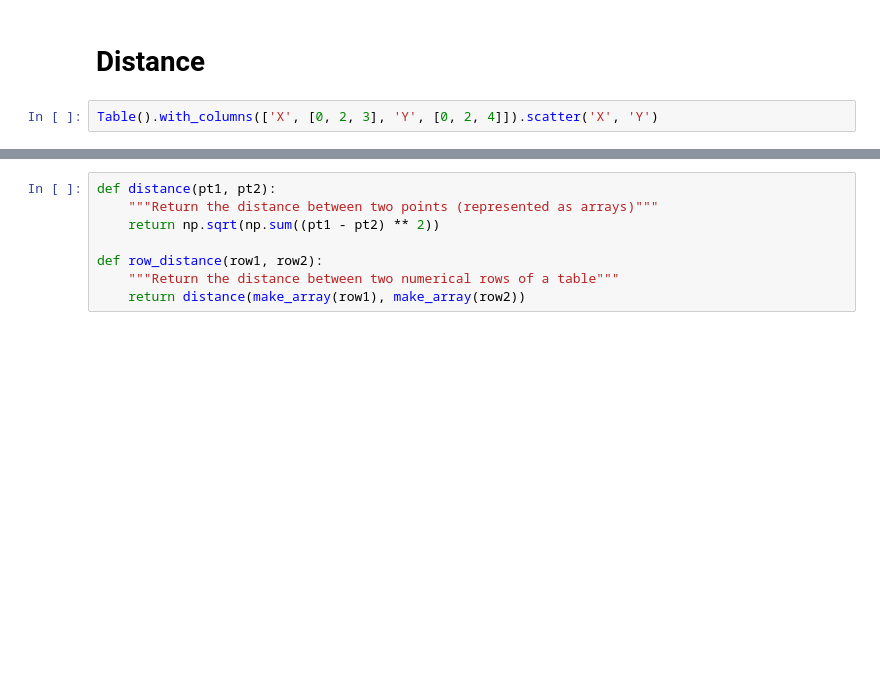
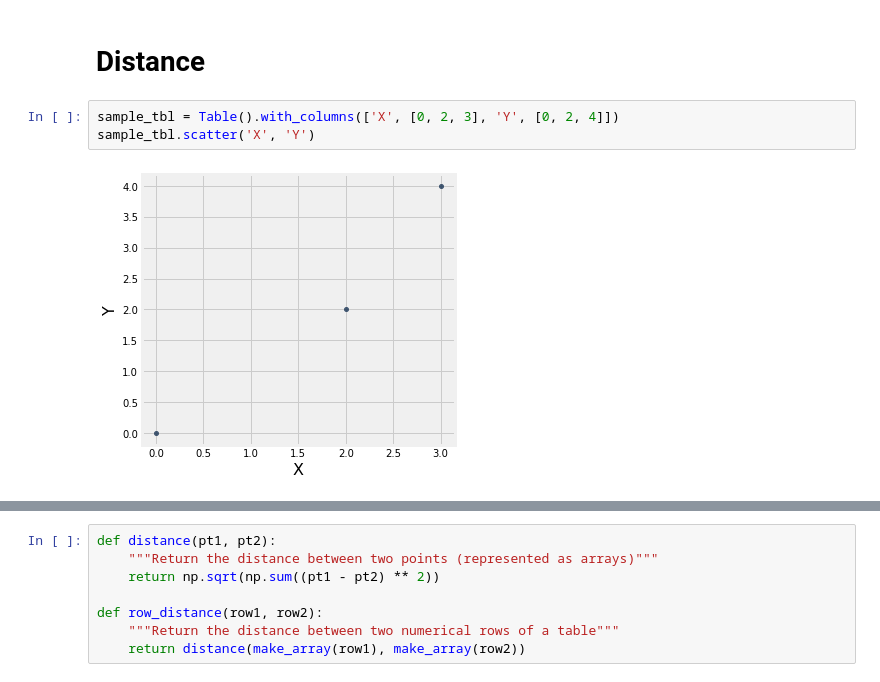
Before and after one commit to BC-COMS-1016/materials-sp22, a Jupyter notebook: demos/Lecture_24_completed.ipynb, the cells around one changed output, grey strips where cells are left out. Drawn from its saved outputs; the diff is of its cells as text; blank space fills up the shorter version.

```diff
--- a/demos/Lecture_24_completed.ipynb
+++ b/demos/Lecture_24_completed.ipynb
@@ -321,4 +327,7 @@ jittered
 # %% [markdown]
 # Distance
 # %%
-Table().with_columns(['X', [0, 2, 3], 'Y', [0, 2, 4]]).scatter('X', 'Y')
+sample_tbl = Table().with_columns(['X', [0, 2, 3], 'Y', [0, 2, 4]])
+sample_tbl.scatter('X', 'Y')
+# %% [output]
+[figure, added]
```
Also changed, not shown: parts of 27 cells of this notebook, 1 other file.
